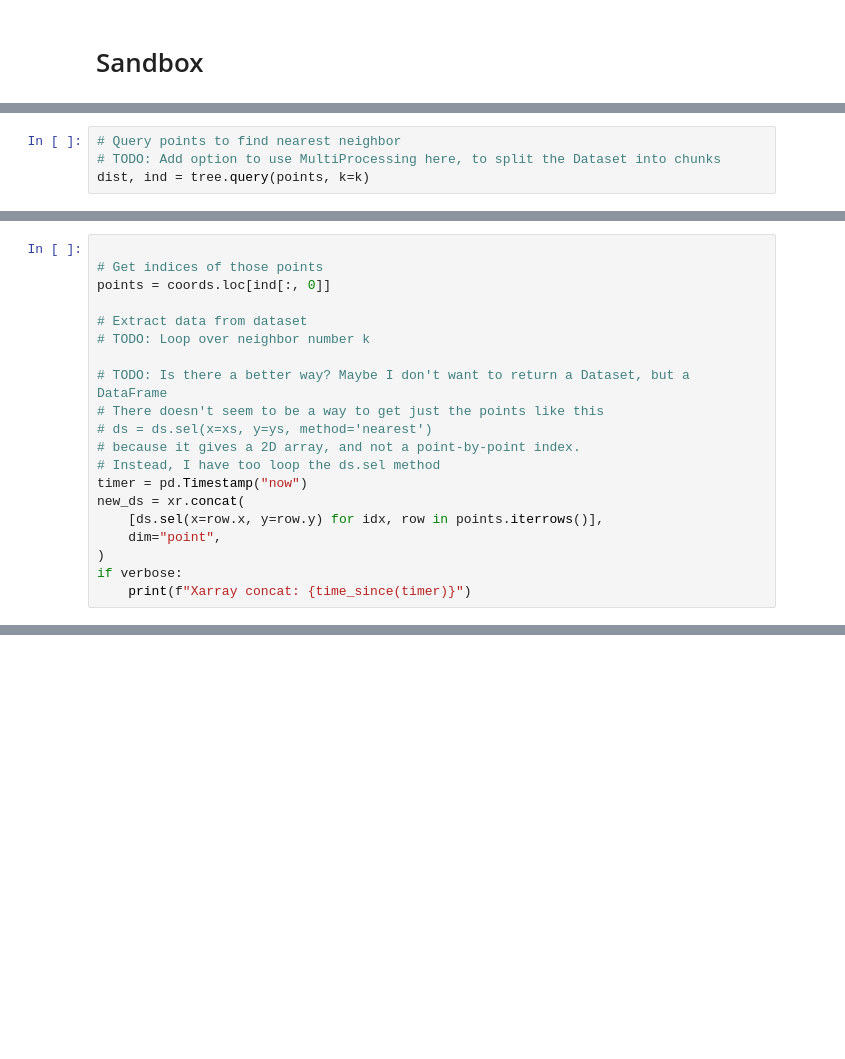
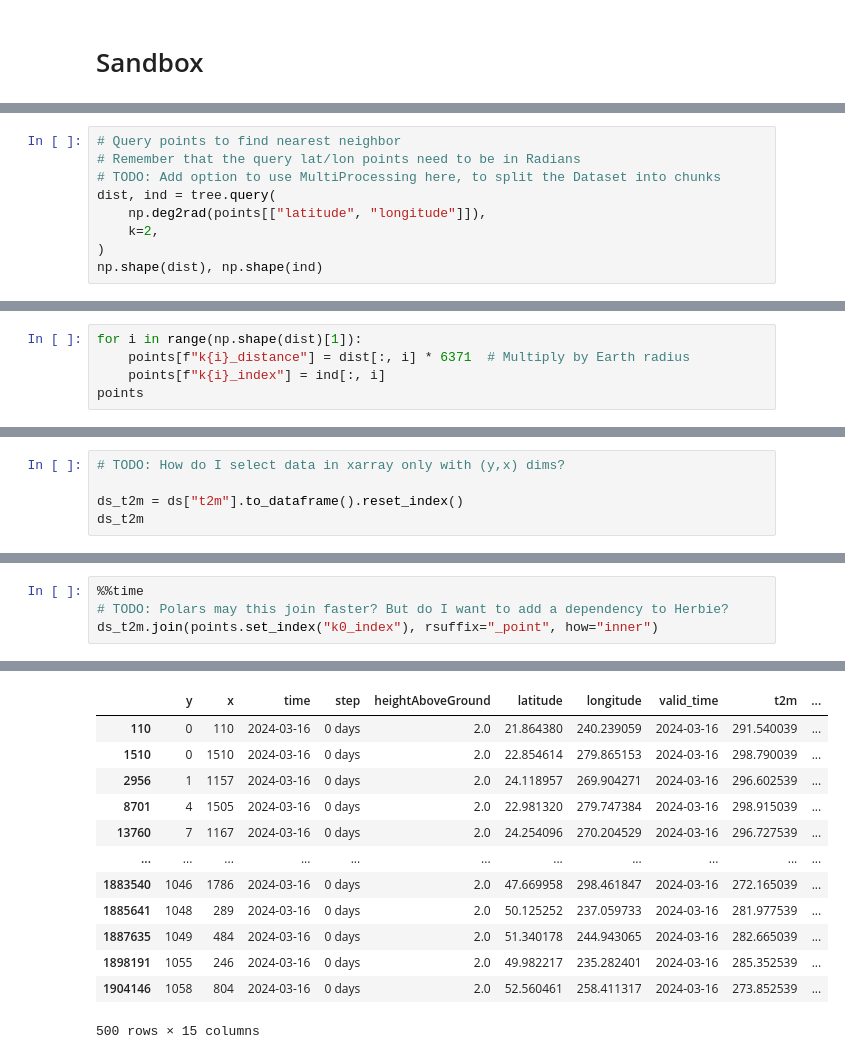
Before and after one commit to blaylockbk/Herbie, a Jupyter notebook: docs/user_guide/_bonus_notebooks/BallTree.ipynb, the cells around one changed output, grey strips where cells are left out. Drawn from its saved outputs; the diff is of its cells as text; blank space fills up the shorter version.

```diff
--- a/docs/user_guide/_bonus_notebooks/BallTree.ipynb
+++ b/docs/user_guide/_bonus_notebooks/BallTree.ipynb
@@ -151,4 +321,9 @@ coords.sample(i)[["latitude", "longitude"]]
 # %%
 # Query points to find nearest neighbor
+# Remember that the query lat/lon points need to be in Radians
 # TODO: Add option to use MultiProcessing here, to split the Dataset into chunks
-dist, ind = tree.query(points, k=k)
+dist, ind = tree.query(
+    np.deg2rad(points[["latitude", "longitude"]]),
+    k=2,
+)
+np.shape(dist), np.shape(ind)
@@ -155,20 +332,5 @@ dist, ind = tree.query(points, k=k)
-# %%
-
-# Get indices of those points
-points = coords.loc[ind[:, 0]]
-
-# Extract data from dataset
-# TODO: Loop over neighbor number k
-
-# TODO: Is there a better way? Maybe I don't want to return a Dataset, but a DataFrame
-# There doesn't seem to be a way to get just the points like this
-# ds = ds.sel(x=xs, y=ys, method='nearest')
-# because it gives a 2D array, and not a point-by-point index.
-# Instead, I have too loop the ds.sel method
-timer = pd.Timestamp("now")
-new_ds = xr.concat(
-    [ds.sel(x=row.x, y=row.y) for idx, row in points.iterrows()],
-    dim="point",
-)
-if verbose:
-    print(f"Xarray concat: {time_since(timer)}")
+# %%
+for i in range(np.shape(dist)[1]):
+    points[f"k{i}_distance"] = dist[:, i] * 6371  # Multiply by Earth radius
+    points[f"k{i}_index"] = ind[:, i]
+points
@@ -174,0 +352,5 @@ if verbose:
+# %%
+# TODO: How do I select data in xarray only with (y,x) dims?
+
+ds_t2m = ds["t2m"].to_dataframe().reset_index()
+ds_t2m
@@ -174,0 +371,5 @@ if verbose:
+# %%
+%%time
+# TODO: Polars may this join faster? But do I want to add a dependency to Herbie?
+ds_t2m.join(points.set_index("k0_index"), rsuffix="_point", how="inner")
+# %% [output]
@@ -174,0 +378,13 @@ if verbose:
+|  | y | x | time | step | heightAboveGround | latitude | longitude | valid_time | t2m | ... |
+| 110 | 0 | 110 | 2024-03-16 | 0 days | 2.0 | 21.864380 | 240.239059 | 2024-03-16 | 291.540039 | ... |
+| 1510 | 0 | 1510 | 2024-03-16 | 0 days | 2.0 | 22.854614 | 279.865153 | 2024-03-16 | 298.790039 | ... |
+| 2956 | 1 | 1157 | 2024-03-16 | 0 days | 2.0 | 24.118957 | 269.904271 | 2024-03-16 | 296.602539 | ... |
+| 8701 | 4 | 1505 | 2024-03-16 | 0 days | 2.0 | 22.981320 | 279.747384 | 2024-03-16 | 298.915039 | ... |
+| 13760 | 7 | 1167 | 2024-03-16 | 0 days | 2.0 | 24.254096 | 270.204529 | 2024-03-16 | 296.727539 | ... |
+| ... | ... | ... | ... | ... | ... | ... | ... | ... | ... | ... |
+| 1883540 | 1046 | 1786 | 2024-03-16 | 0 days | 2.0 | 47.669958 | 298.461847 | 2024-03-16 | 272.165039 | ... |
+| 1885641 | 1048 | 289 | 2024-03-16 | 0 days | 2.0 | 50.125252 | 237.059733 | 2024-03-16 | 281.977539 | ... |
+| 1887635 | 1049 | 484 | 2024-03-16 | 0 days | 2.0 | 51.340178 | 244.943065 | 2024-03-16 | 282.665039 | ... |
+| 1898191 | 1055 | 246 | 2024-03-16 | 0 days | 2.0 | 49.982217 | 235.282401 | 2024-03-16 | 285.352539 | ... |
+| 1904146 | 1058 | 804 | 2024-03-16 | 0 days | 2.0 | 52.560461 | 258.411317 | 2024-03-16 | 273.852539 | ... |
+500 rows × 15 columns
```
Also changed, not shown: parts of 22 cells of this notebook, 2 other files.
